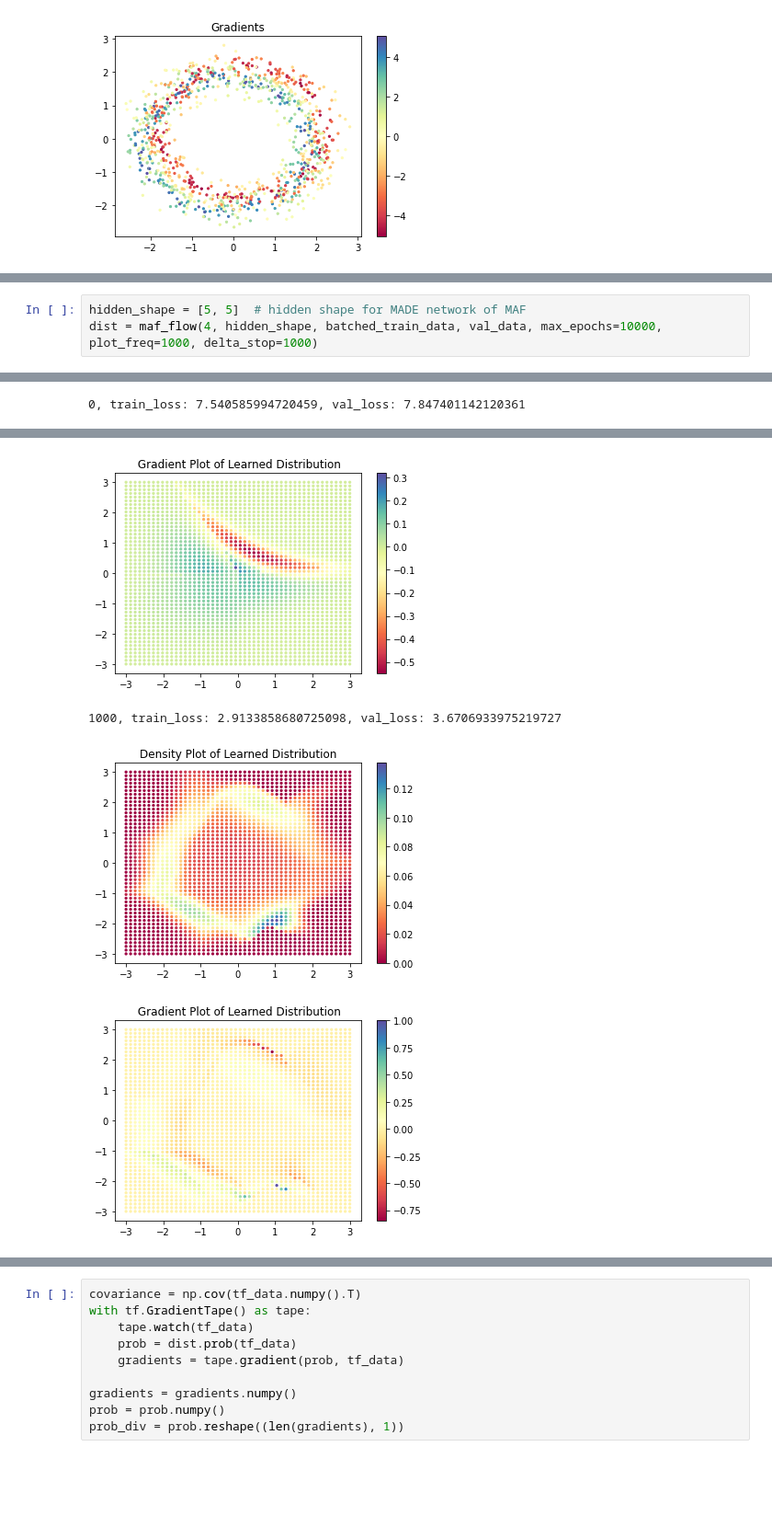
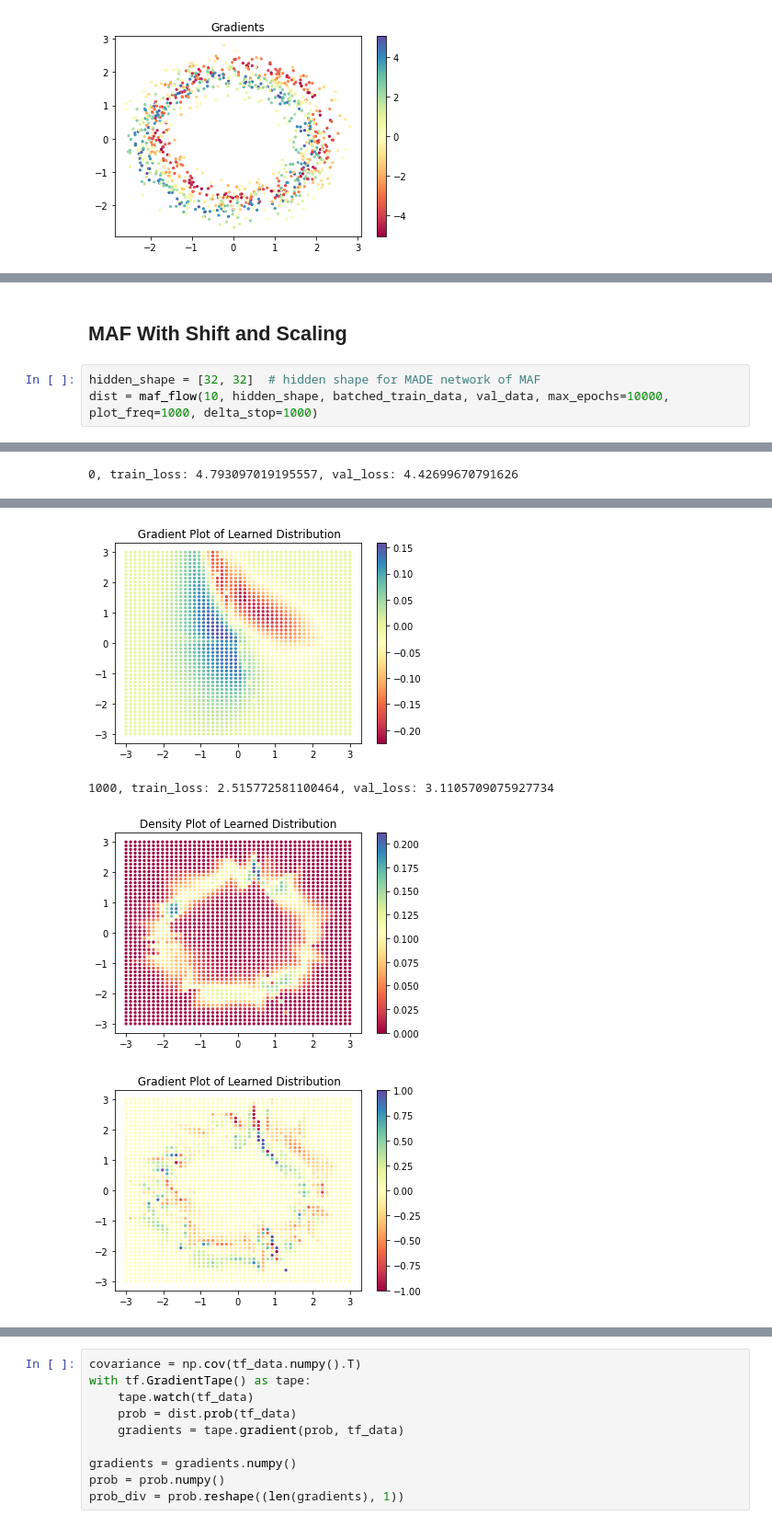
Before and after one commit to KristofPusztai/empirical-bayes-NormalizingFlows, a Jupyter notebook: normalizing-flows-LukasRinder/circula_data.ipynb, the cells around one changed output, grey strips where cells are left out. Shown at 92% size. Drawn from its saved outputs; the diff is of its cells as text; blank space fills up the shorter version.

```diff
--- a/normalizing-flows-LukasRinder/circula_data.ipynb
+++ b/normalizing-flows-LukasRinder/circula_data.ipynb
@@ -288,4 +348,6 @@ To enable them in non-MKL-DNN operations, rebuild TensorFlow with the appropriat
+# %% [markdown]
+## MAF With Shift and Scaling
 # %%
-hidden_shape = [5, 5]  # hidden shape for MADE network of MAF
-dist = maf_flow(4, hidden_shape, batched_train_data, val_data, max_epochs=10000, plot_freq=1000, delta_stop=1000)
+hidden_shape = [32, 32]  # hidden shape for MADE network of MAF
+dist = maf_flow(10, hidden_shape, batched_train_data, val_data, max_epochs=10000, plot_freq=1000, delta_stop=1000)
 # %% [output]
@@ -293 +355 @@ dist = maf_flow(4, hidden_shape, batched_train_data, val_data, max_epochs=10000,
-0, train_loss: 7.540585994720459, val_loss: 7.847401142120361
+0, train_loss: 4.793097019195557, val_loss: 4.42699670791626
@@ -295,7 +357,7 @@ dist = maf_flow(4, hidden_shape, batched_train_data, val_data, max_epochs=10000,
-[figure, old version]
+[figure, new version]
-1000, train_loss: 2.9133858680725098, val_loss: 3.6706933975219727
+1000, train_loss: 2.515772581100464, val_loss: 3.1105709075927734
-[figure, old version]
+[figure, new version]
-[figure, old version]
+[figure, new version]
 # %%
 tf_data = tf.convert_to_tensor(data, dtype=np.float32)
 theta_hat = tweedies(tf_data, dist, min_val= -0.5, max_val=0.5)
```
Also changed, not shown: parts of 18 cells of this notebook, 2 other files.
